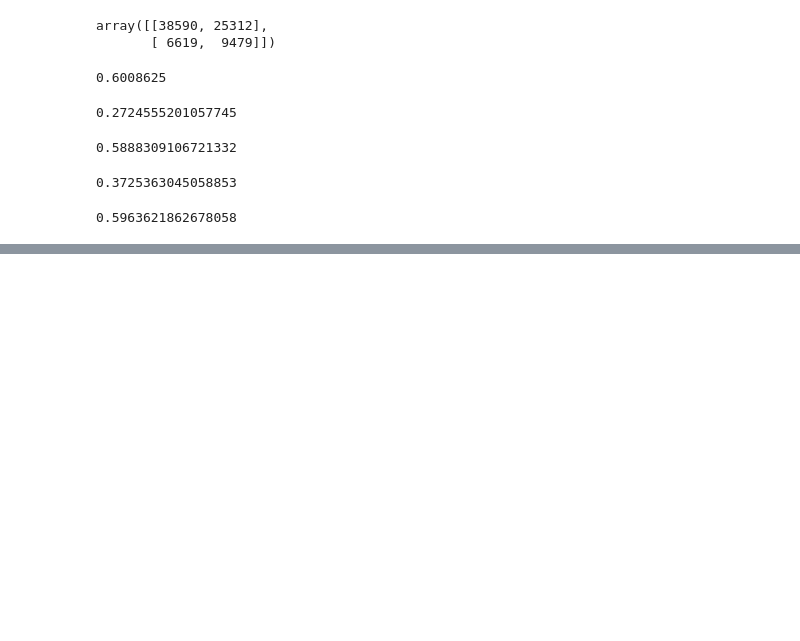
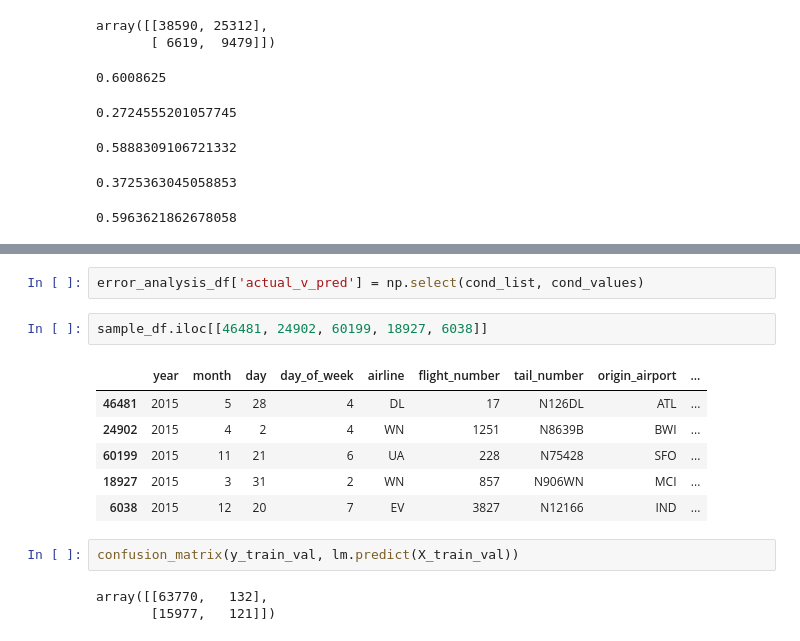
Before and after one commit to binh748/flight-classification, a Jupyter notebook: feature_engineering.ipynb, the cells around one changed output, grey strips where cells are left out. Saved outputs shown, nothing was run; the diff lists cells and outputs as text; blank space fills up the shorter version.

Commit message:
Got more feature engineering ideas from error analysis

```diff
--- a/feature_engineering.ipynb
+++ b/feature_engineering.ipynb
@@ -821,0 +900,16 @@ array([[38590, 25312],
+# %%
+error_analysis_df['actual_v_pred'] = np.select(cond_list, cond_values)
+# %%
+sample_df.iloc[[46481, 24902, 60199, 18927, 6038]]
+# %% [output]
+|  | year | month | day | day_of_week | airline | flight_number | tail_number | origin_airport | ... |
+| 46481 | 2015 | 5 | 28 | 4 | DL | 17 | N126DL | ATL | ... |
+| 24902 | 2015 | 4 | 2 | 4 | WN | 1251 | N8639B | BWI | ... |
+| 60199 | 2015 | 11 | 21 | 6 | UA | 228 | N75428 | SFO | ... |
+| 18927 | 2015 | 3 | 31 | 2 | WN | 857 | N906WN | MCI | ... |
+| 6038 | 2015 | 12 | 20 | 7 | EV | 3827 | N12166 | IND | ... |
+# %%
+confusion_matrix(y_train_val, lm.predict(X_train_val))
+# %% [output]
+array([[63770,   132],
+       [15977,   121]])
```
Also changed, not shown: parts of 18 cells of this notebook.
